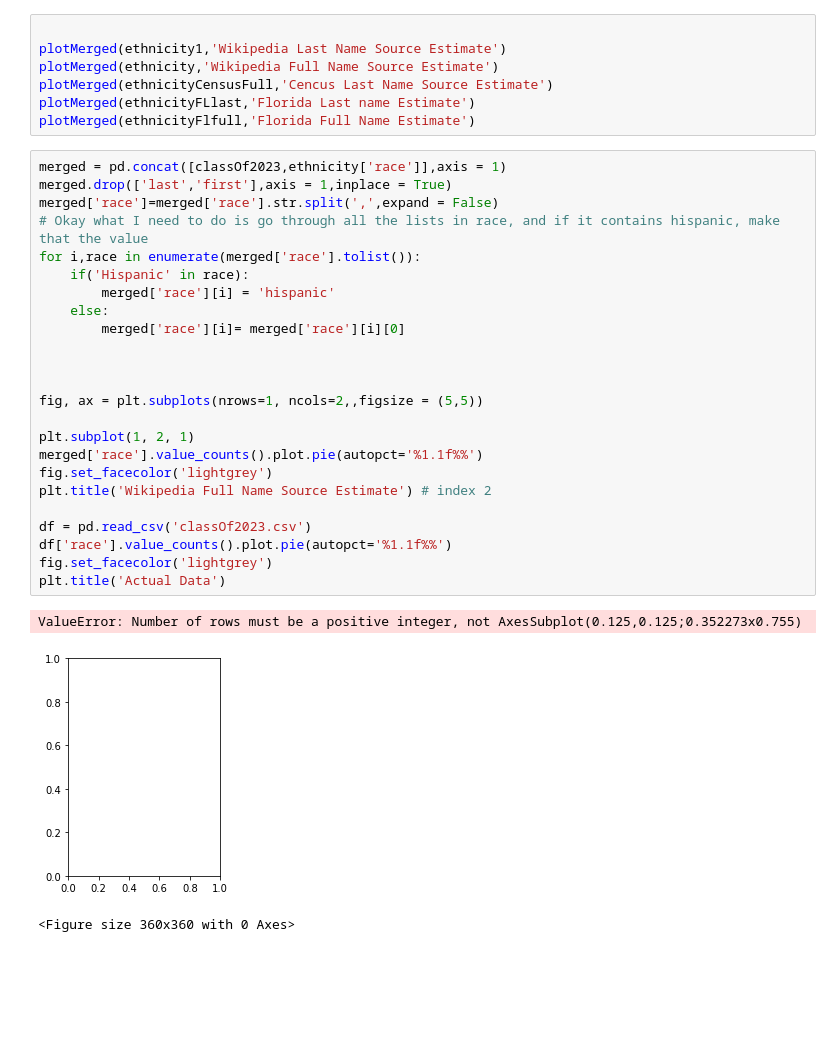
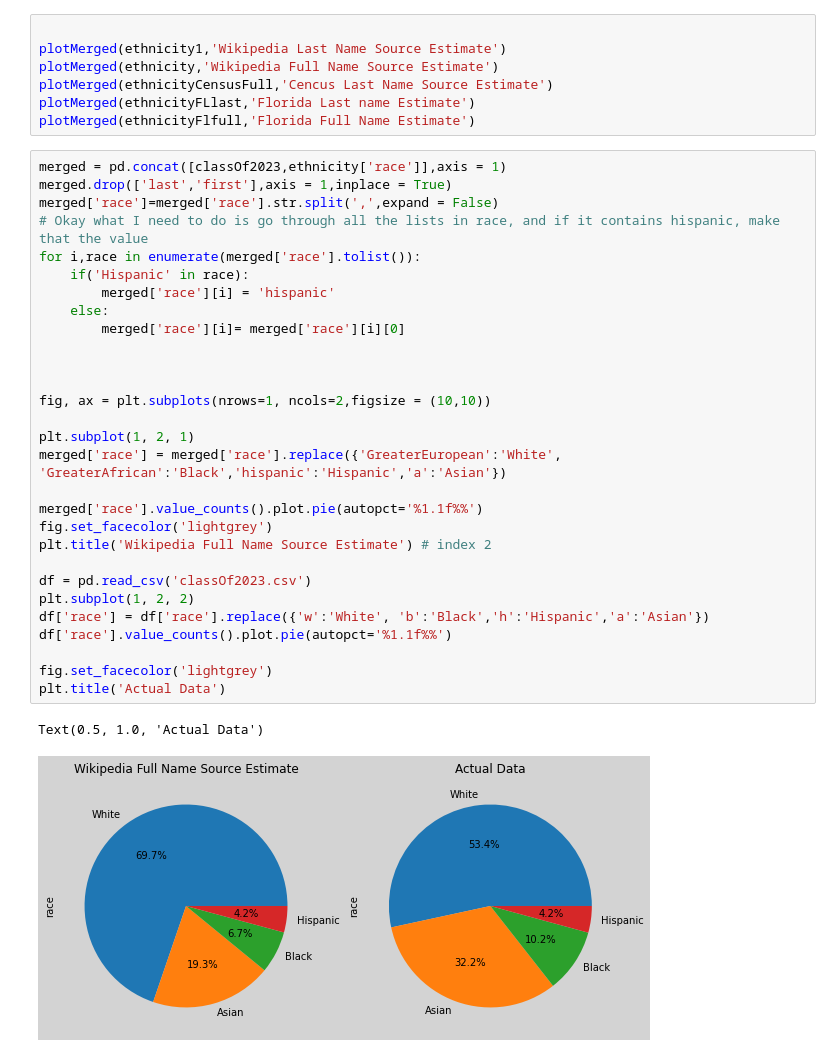
Before and after one commit to Azal-Amer/LibraryDiversity, a Jupyter notebook: NameNationalityIdentification.ipynb, the cells around one changed output. Cells and saved outputs as stored; diff of their text form; blank space fills up the shorter version.

```diff
--- a/NameNationalityIdentification.ipynb
+++ b/NameNationalityIdentification.ipynb
@@ -122,28 +158,32 @@ plotMerged(ethnicityFlfull,'Florida Full Name Estimate')
 # %%
 merged = pd.concat([classOf2023,ethnicity['race']],axis = 1)
 merged.drop(['last','first'],axis = 1,inplace = True)
 merged['race']=merged['race'].str.split(',',expand = False)
 # Okay what I need to do is go through all the lists in race, and if it contains hispanic, make that the value
 for i,race in enumerate(merged['race'].tolist()):
     if('Hispanic' in race):
         merged['race'][i] = 'hispanic'
     else:
         merged['race'][i]= merged['race'][i][0]
 
 
 
-fig, ax = plt.subplots(nrows=1, ncols=2,,figsize = (5,5))
+fig, ax = plt.subplots(nrows=1, ncols=2,figsize = (10,10))
 
 plt.subplot(1, 2, 1)
+merged['race'] = merged['race'].replace({'GreaterEuropean':'White', 'GreaterAfrican':'Black','hispanic':'Hispanic','a':'Asian'})
+
 merged['race'].value_counts().plot.pie(autopct='%1.1f%%')
 fig.set_facecolor('lightgrey')
 plt.title('Wikipedia Full Name Source Estimate') # index 2
 
 df = pd.read_csv('classOf2023.csv')
+plt.subplot(1, 2, 2)
+df['race'] = df['race'].replace({'w':'White', 'b':'Black','h':'Hispanic','a':'Asian'})
 df['race'].value_counts().plot.pie(autopct='%1.1f%%')
+
 fig.set_facecolor('lightgrey')
 plt.title('Actual Data')
 # %% [output]
-ValueError: Number of rows must be a positive integer, not AxesSubplot(0.125,0.125;0.352273x0.755)
+Text(0.5, 1.0, 'Actual Data')
-[figure, old version]
+[figure, new version]
-<Figure size 360x360 with 0 Axes>
```
Also changed, not shown: parts of 4 cells of this notebook, 2 other files.
